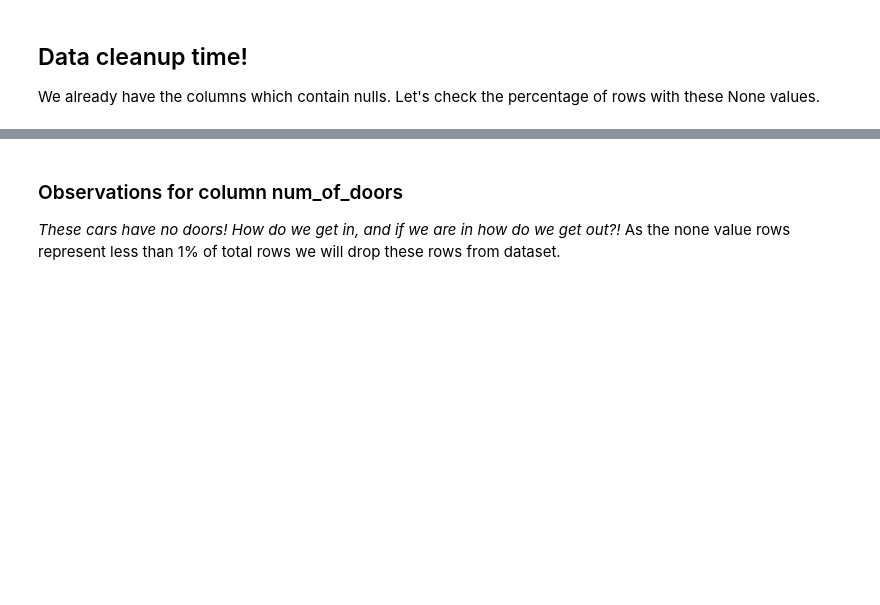
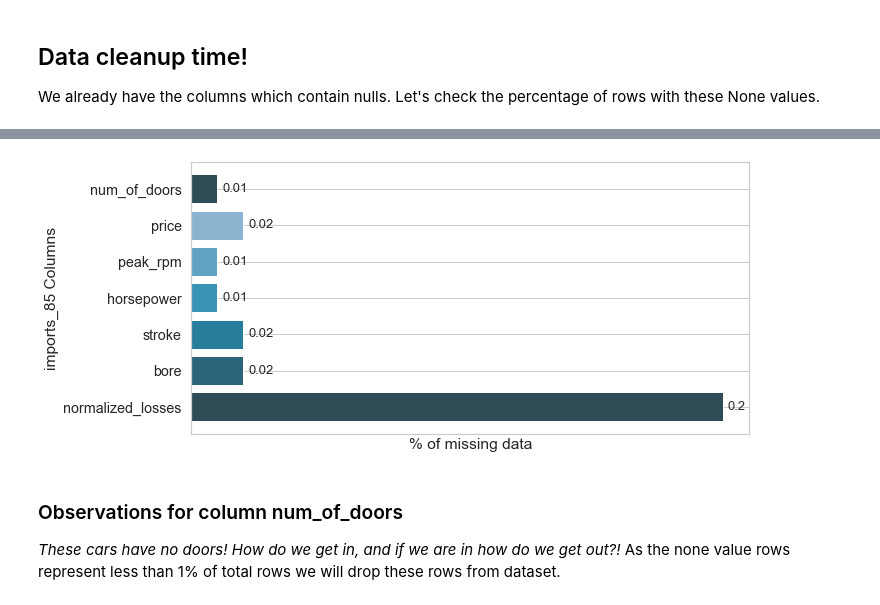
Before and after one commit to simplyrucha/KNNModel, a Jupyter notebook: GP_PredictingCarPrices.ipynb, the cells around one changed output, grey strips where cells are left out. Saved outputs shown, nothing was run; the diff lists cells and outputs as text; code cells hidden in the pictures; blank space fills up the shorter version.

Commit message:
switched the plots from Plotly to Seaborn

```diff
--- a/GP_PredictingCarPrices.ipynb
+++ b/GP_PredictingCarPrices.ipynb
@@ -36,11 +36,6 @@ KNN is a non-parametric method proposed by Thomas Cover, and is classified as su
 # fundamental libraries
 import pandas as pd
 import numpy as np
-
-# plotly libraries
-import plotly.express as px
-import plotly.graph_objects as go
-from plotly.subplots import make_subplots
 
 # sikit-learn libraries
 from sklearn.neighbors import KNeighborsRegressor
@@ -48,6 +43,13 @@ from sklearn.metrics import mean_squared_error
 
 from sklearn.model_selection import train_test_split
 from sklearn.model_selection import cross_val_score, KFold
+
+# matplotlib and seaborn libraries
+import matplotlib.pyplot as plt
+import seaborn as sns
+sns.set(style = "whitegrid", font_scale=1.3)
+
+%matplotlib inline
 # %% [markdown]
 ## Identify encoding of the dataset file
 
@@ -226,3 +207,22 @@ fig.show()
+# %%
+fig, ax = plt.subplots(figsize = (10, 5))
+
+col_nulls = (imports_85[["normalized_losses", "bore" , "stroke", "horsepower",
+                         "peak_rpm", "price", "num_of_doors"]].isnull().sum()/ imports_85.shape[0])
+
+ax.barh(y = col_nulls.index, width = col_nulls.values, color = sns.color_palette("PuBuGn_d"))
+ax.set_ylabel("imports_85 Columns")
+ax.set_xticks([])
+ax.set_xlabel("% of missing data")
+
+
+# to annotate the plot
+for y, x, val in zip(*[col_nulls.index, col_nulls.values, list(map(str, col_nulls.values.round(3)))]):
+    ax.text(x = x + max(col_nulls.values) * 0.01, y = y, s = val, va = "center", fontsize = 13)
+
+plt.show()
+# %% [output]
+[figure, added]
 # %% [markdown]
 ### Observations for column num_of_doors
 
```
Also changed, not shown: parts of 25 cells of this notebook.
